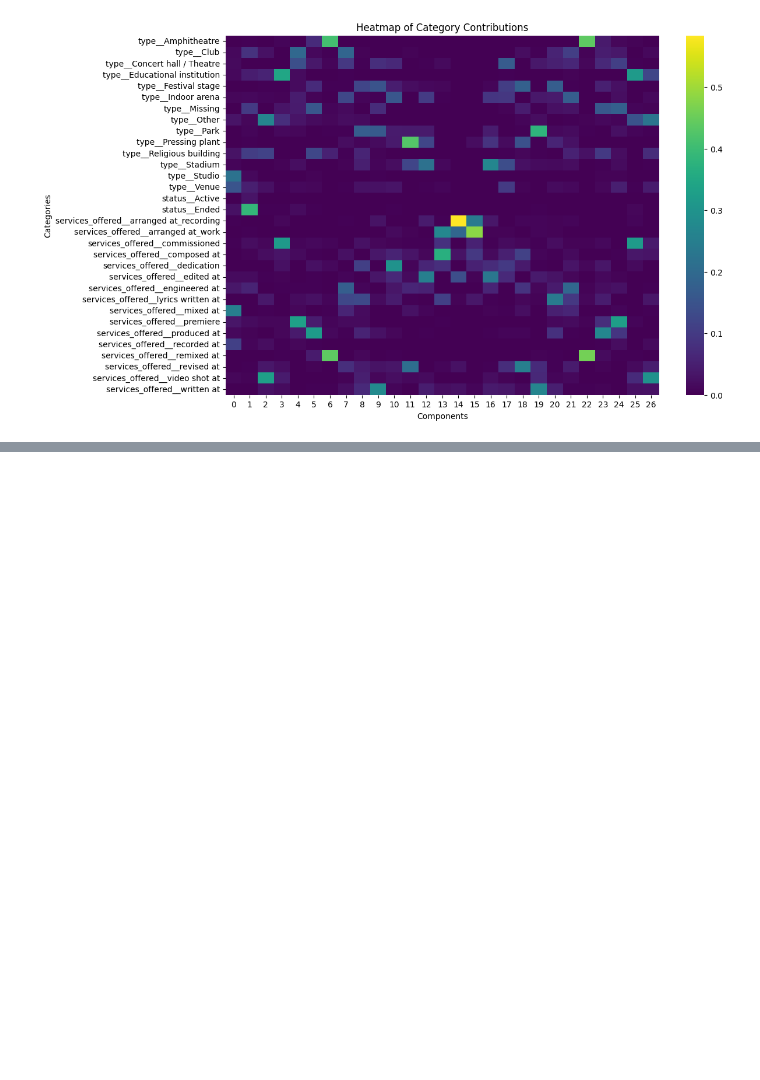
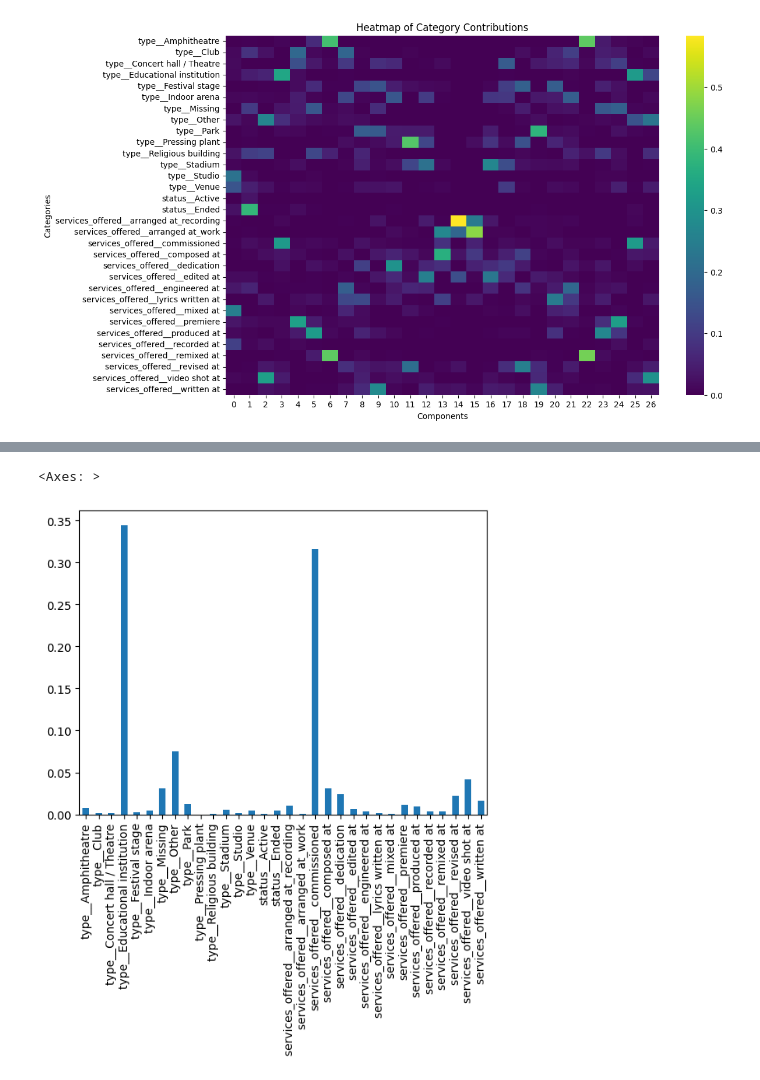
Before and after one commit to megan-rizzo/musicbrainz-api-module, a Jupyter notebook: MCA.ipynb, the cells around one changed output, grey strips where cells are left out. Saved outputs shown, nothing was run; the diff lists cells and outputs as text; code cells hidden in the pictures; blank space fills up the shorter version.

```diff
--- a/MCA.ipynb
+++ b/MCA.ipynb
@@ -195,0 +209,5 @@ plt.show()
+# %%
+category_contributions[3].plot(kind='bar')
+# %% [output]
+<Axes: >
+[figure, added]
```
Also changed, not shown: parts of 1 cell of this notebook.
